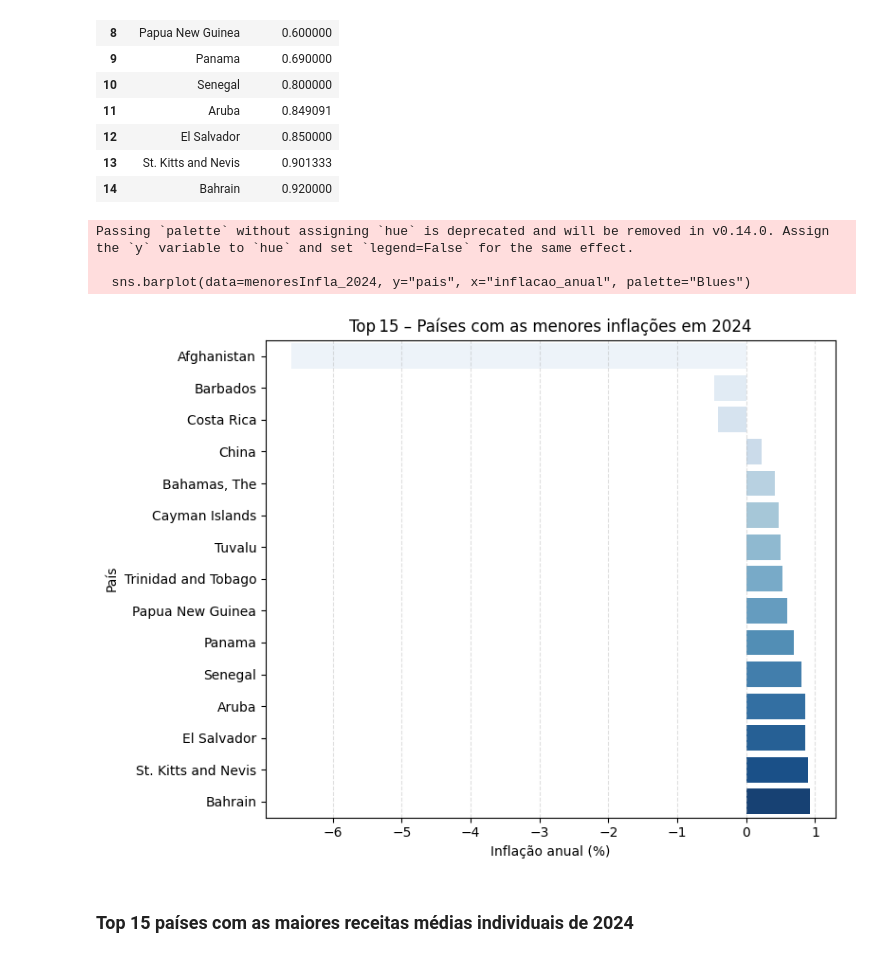
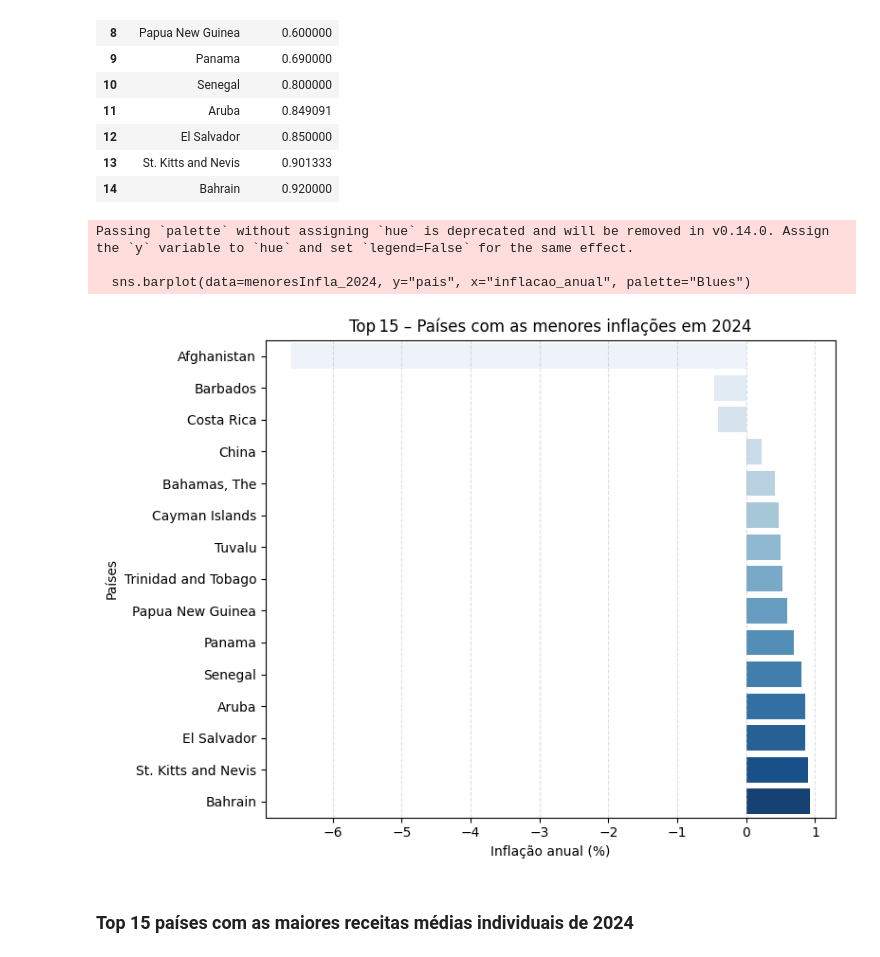
Before and after one commit to AndBalbino/TechChallengerFiap_EconomicosAnalise, a Jupyter notebook: AnaliseDadosEconomicos.ipynb, the cells around one changed output. Drawn from its saved outputs; the diff is of its cells as text; code cells hidden in the pictures.

```diff
--- a/AnaliseDadosEconomicos.ipynb
+++ b/AnaliseDadosEconomicos.ipynb
@@ -285,18 +279,18 @@ menoresInfla_2024
 # %%
 # Gráfico de barras para ver os países com maiores inflações de 2024
 plt.figure(figsize=(8,6))
 sns.barplot(data=menoresInfla_2024, y="pais", x="inflacao_anual", palette="Blues")
 plt.title("Top 15 – Países com as menores inflações em 2024")
 plt.xlabel("Inflação anual (%)")
-plt.ylabel("País")
+plt.ylabel("Países")
 plt.grid(axis="x", linestyle="--", alpha=0.4)
 plt.tight_layout()
 plt.show()
 # %% [output]
 Passing `palette` without assigning `hue` is deprecated and will be removed in v0.14.0. Assign the `y` variable to `hue` and set `legend=False` for the same effect.
 
   sns.barplot(data=menoresInfla_2024, y="pais", x="inflacao_anual", palette="Blues")
-[figure, old version]
+[figure, new version]
 # %% [markdown]
 ### Top 15 países com as maiores receitas médias individuais de 2024
 # %%
```
Also changed, not shown: parts of 18 cells of this notebook.
